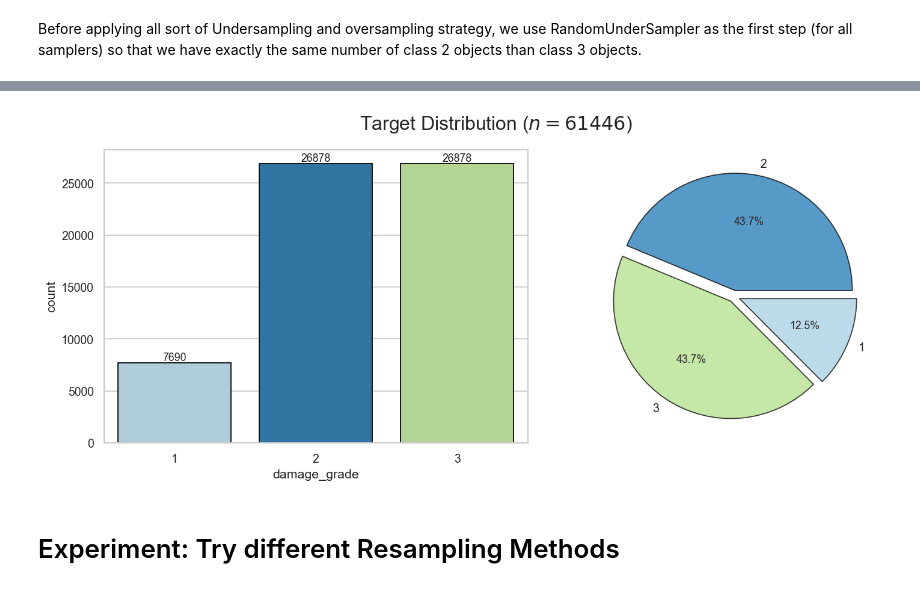
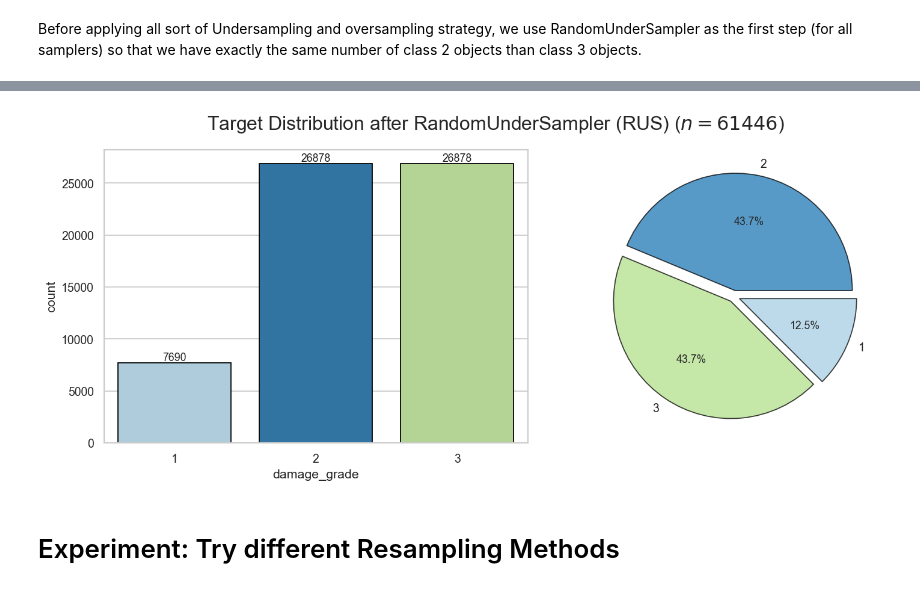
Before and after one commit to nina-prog/richters-predictor-modeling-earthquake-damage, a Jupyter notebook: notebooks/week05/week05-oversampling-smote.ipynb, the cells around one changed output, grey strips where cells are left out. Saved outputs shown, nothing was run; the diff lists cells and outputs as text; code cells hidden in the pictures.

```diff
--- a/notebooks/week05/week05-oversampling-smote.ipynb
+++ b/notebooks/week05/week05-oversampling-smote.ipynb
@@ -125,5 +186,5 @@ n_three = val_count.get(3)
 # %%
 RUS = RandomUnderSampler(random_state=42, sampling_strategy={1: n_one, 2: n_three, 3: n_three})
 X_train_rus, y_train_rus = RUS.fit_resample(X_train, y_train)
-plot_target_distribution(y_train_rus)
+plot_target_distribution(y_train_rus, title="Target Distribution after RandomUnderSampler (RUS)")
 # %% [output]
@@ -130,4 +192,4 @@ plot_target_distribution(y_train_rus)
-[figure, old version]
+[figure, new version]
 # %% [markdown]
 # Experiment: Try different Resampling Methods
 # %%
```
Also changed, not shown: parts of 6 cells of this notebook.
